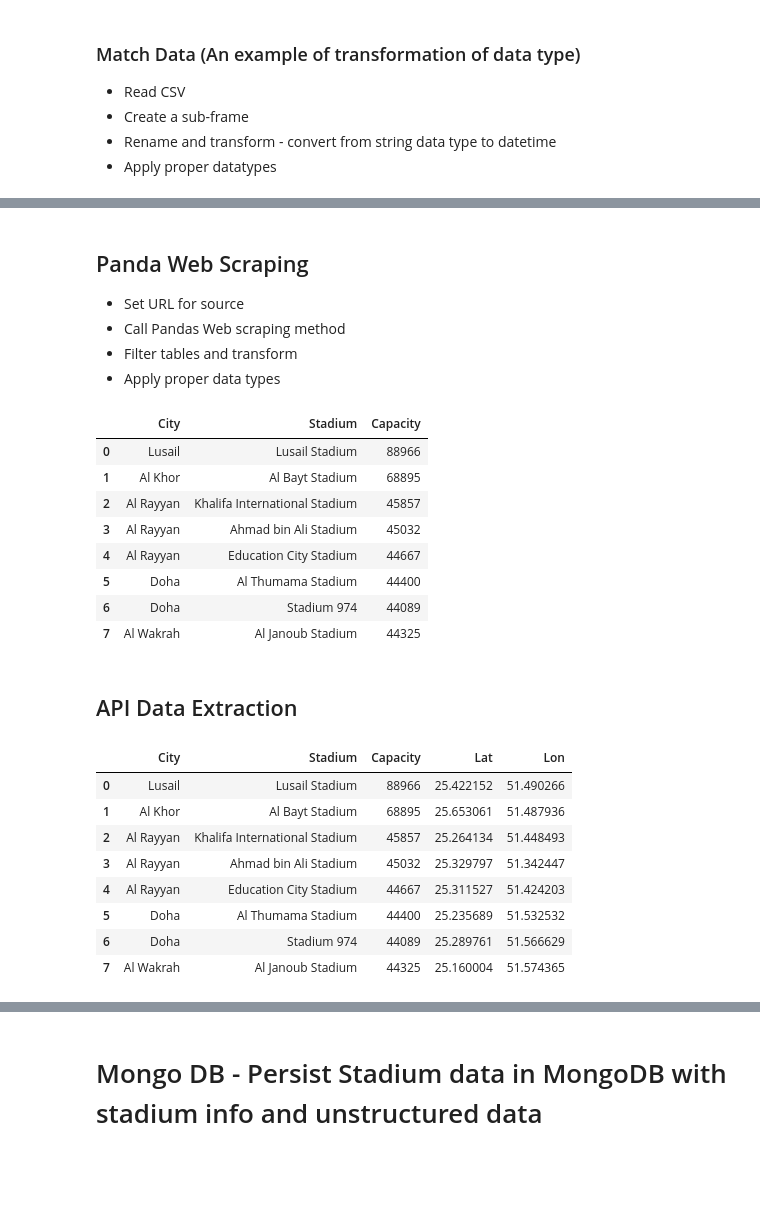
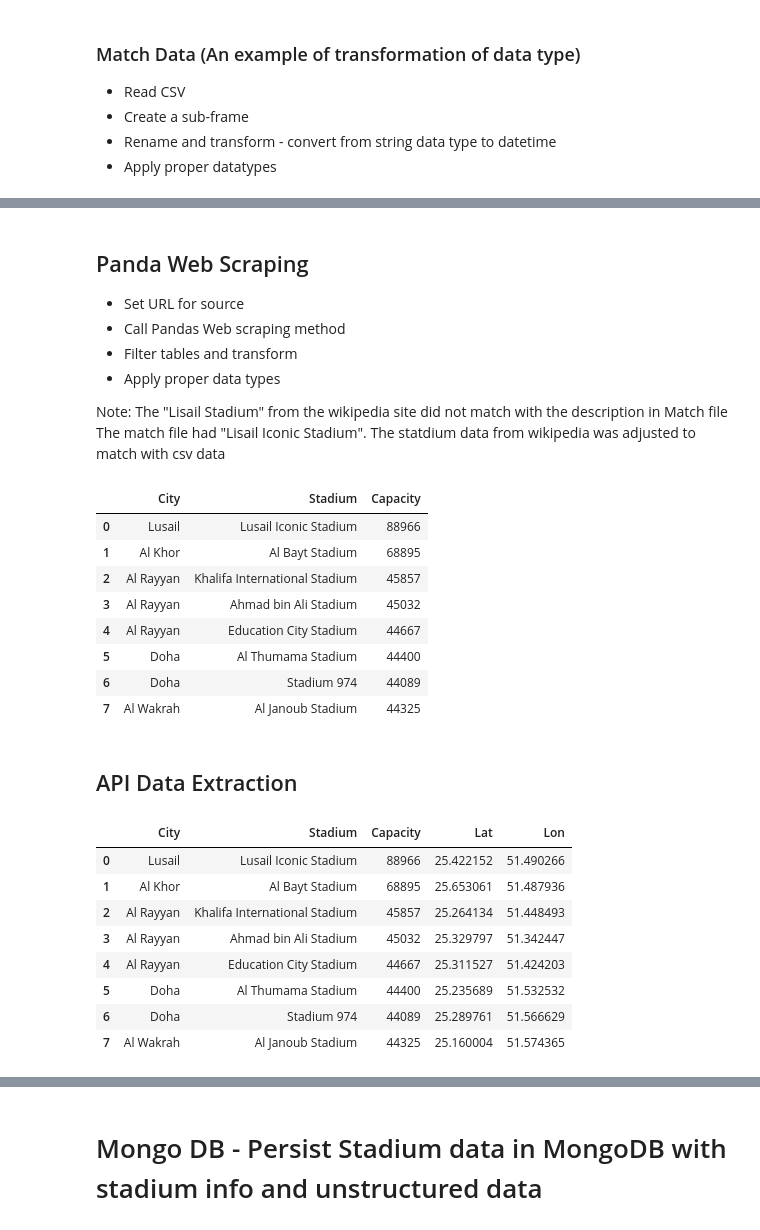
Before and after one commit to xnotynot/Project2-ETL, a Jupyter notebook: FIFA_2022_ETL.ipynb, the cells around one changed output, grey strips where cells are left out. Drawn from its saved outputs; the diff is of its cells as text; code cells hidden in the pictures; blank space fills up the shorter version.

```diff
--- a/FIFA_2022_ETL.ipynb
+++ b/FIFA_2022_ETL.ipynb
@@ -142,27 +142,33 @@ match_df.head()
 * Call Pandas Web scraping method
 * Filter tables and transform
 * Apply proper data types
+
+Note:
+The "Lisail Stadium" from the wikipedia site did not match with the description in Match file
+The match file had "Lisail Iconic Stadium". The statdium data from wikipedia was adjusted to match with csv data
 # %%
 url = 'https://en.wikipedia.org/wiki/2022_FIFA_World_Cup#Venues'
 stadium_data = pd.read_html(url)
 stadium_v1_df = stadium_data[4]
-stadium_v1_df
+
+#find and replace 'Lusail Stadium' with 'Lusail Iconic Stadium'
+stadium_v1_df.loc[(stadium_v1_df.Stadium == 'Lusail Stadium'), 'Stadium'] = 'Lusail Iconic Stadium'
 
 #Clean up the capacity column
 #Step 1: 88,966[82][83] -> 88,966
 #Step 2: replace "," with null
 #Step 3: convert the value into numeric
 stadium_v1_df['Capacity'] = pd.to_numeric((stadium_v1_df['Capacity'].str.split("[").str[0]).str.replace(",",""))
 
 #Set proper data types
 data_types_dict = {'Stadium': str,'City': str,'Capacity':int}
 stadium_v1_df = stadium_v1_df.astype(data_types_dict)
 
 # stadium_v1_df.set_index("Stadium",inplace=True)
 stadium_v1_df
 # %% [output]
 |  | City | Stadium | Capacity |
-| 0 | Lusail | Lusail Stadium | 88966 |
+| 0 | Lusail | Lusail Iconic Stadium | 88966 |
 | 1 | Al Khor | Al Bayt Stadium | 68895 |
 | 2 | Al Rayyan | Khalifa International Stadium | 45857 |
 | 3 | Al Rayyan | Ahmad bin Ali Stadium | 45032 |
@@ -181,7 +187,7 @@ stadium_df = pd.merge(stadium_v1_df,stadium_v2_df,how="inner",on="Stadium")
 stadium_df
 # %% [output]
 |  | City | Stadium | Capacity | Lat | Lon |
-| 0 | Lusail | Lusail Stadium | 88966 | 25.422152 | 51.490266 |
+| 0 | Lusail | Lusail Iconic Stadium | 88966 | 25.422152 | 51.490266 |
 | 1 | Al Khor | Al Bayt Stadium | 68895 | 25.653061 | 51.487936 |
 | 2 | Al Rayyan | Khalifa International Stadium | 45857 | 25.264134 | 51.448493 |
 | 3 | Al Rayyan | Ahmad bin Ali Stadium | 45032 | 25.329797 | 51.342447 |
```
Also changed, not shown: parts of 2 cells of this notebook, 1 other file.
